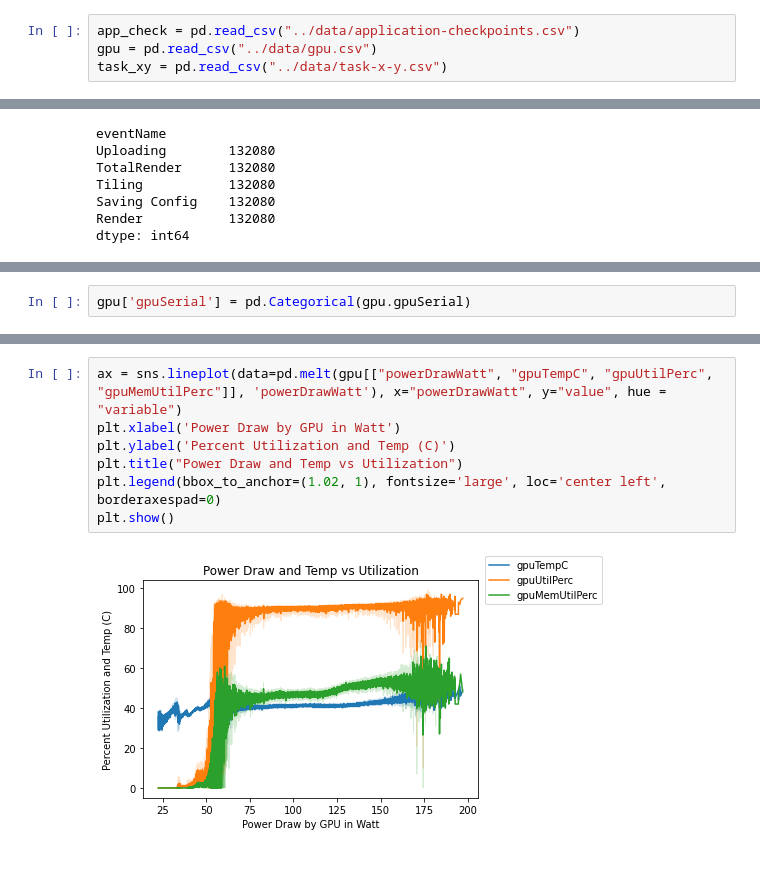
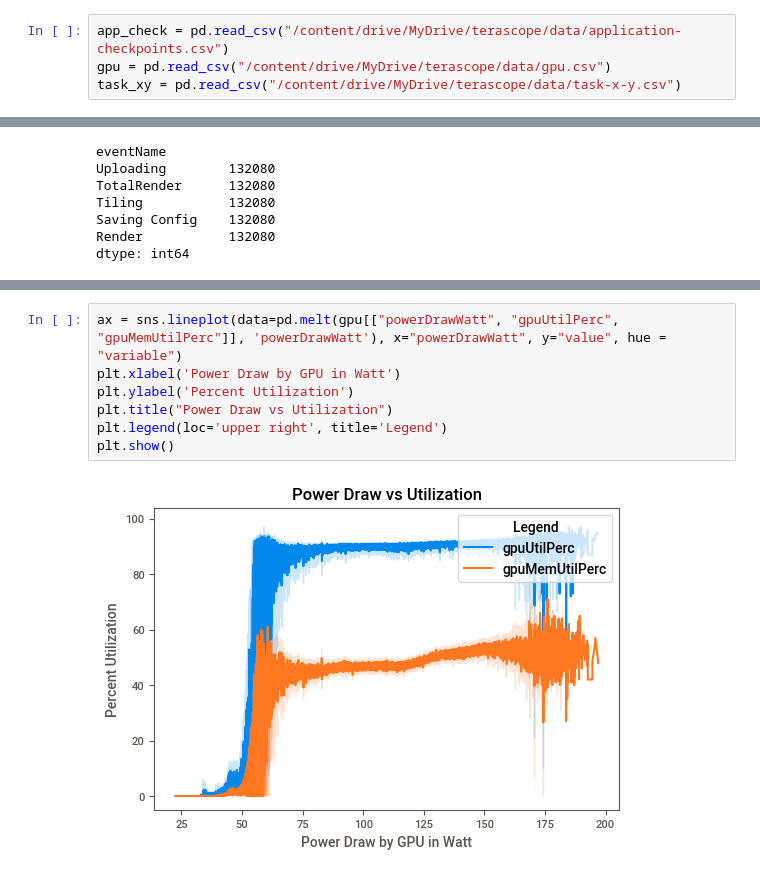
Before and after one commit to roshan-pandey/Terascope, a Jupyter notebook: notebook/CSC8634_Roshan_Pandey_210113925.ipynb, the cells around one changed output, grey strips where cells are left out. Cells and saved outputs as stored; diff of their text form.

```diff
--- a/notebook/CSC8634_Roshan_Pandey_210113925.ipynb
+++ b/notebook/CSC8634_Roshan_Pandey_210113925.ipynb
@@ -12,5 +14,5 @@ import IPython
 # %%
-app_check = pd.read_csv("../data/application-checkpoints.csv")
-gpu = pd.read_csv("../data/gpu.csv")
-task_xy = pd.read_csv("../data/task-x-y.csv")
+app_check = pd.read_csv("/content/drive/MyDrive/terascope/data/application-checkpoints.csv")
+gpu = pd.read_csv("/content/drive/MyDrive/terascope/data/gpu.csv")
+task_xy = pd.read_csv("/content/drive/MyDrive/terascope/data/task-x-y.csv")
 # %%
@@ -81,5 +90,3 @@ gpu[gpu['gpuSerial'] == 323217055910].head()
-# %%
-gpu['gpuSerial'] = pd.Categorical(gpu.gpuSerial)
 # %%
 ax = sns.lineplot(data=gpu, x="powerDrawWatt", y="gpuTempC")
 plt.xlabel('Power Draw by GPU in Watt')
@@ -91,9 +99,9 @@ plt.show()
 # %%
-ax = sns.lineplot(data=pd.melt(gpu[["powerDrawWatt", "gpuTempC", "gpuUtilPerc", "gpuMemUtilPerc"]], 'powerDrawWatt'), x="powerDrawWatt", y="value", hue = "variable")
+ax = sns.lineplot(data=pd.melt(gpu[["powerDrawWatt", "gpuUtilPerc", "gpuMemUtilPerc"]], 'powerDrawWatt'), x="powerDrawWatt", y="value", hue = "variable")
 plt.xlabel('Power Draw by GPU in Watt')
-plt.ylabel('Percent Utilization and Temp (C)')
-plt.title("Power Draw and Temp vs Utilization")
-plt.legend(bbox_to_anchor=(1.02, 1), fontsize='large', loc='center left', borderaxespad=0)
+plt.ylabel('Percent Utilization')
+plt.title("Power Draw vs Utilization")
+plt.legend(loc='upper right', title='Legend')
 plt.show()
 # %% [output]
-[figure, old version]
+[figure, new version]
```
Also changed, not shown: parts of 24 cells of this notebook.
